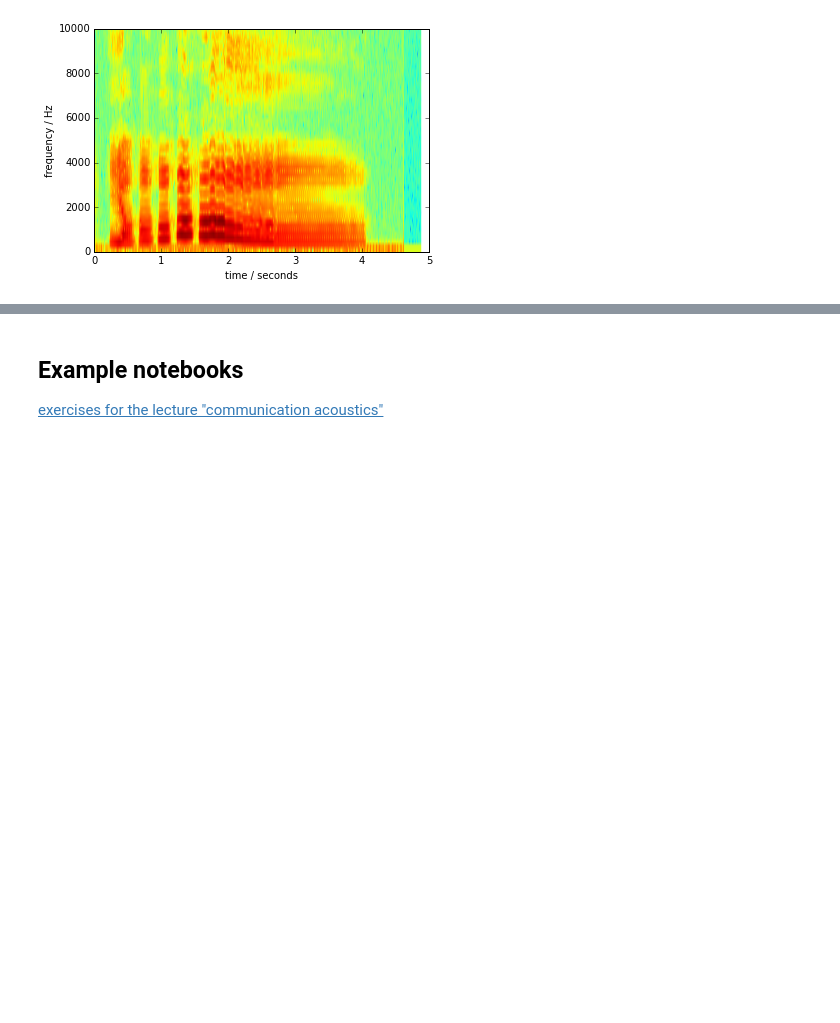
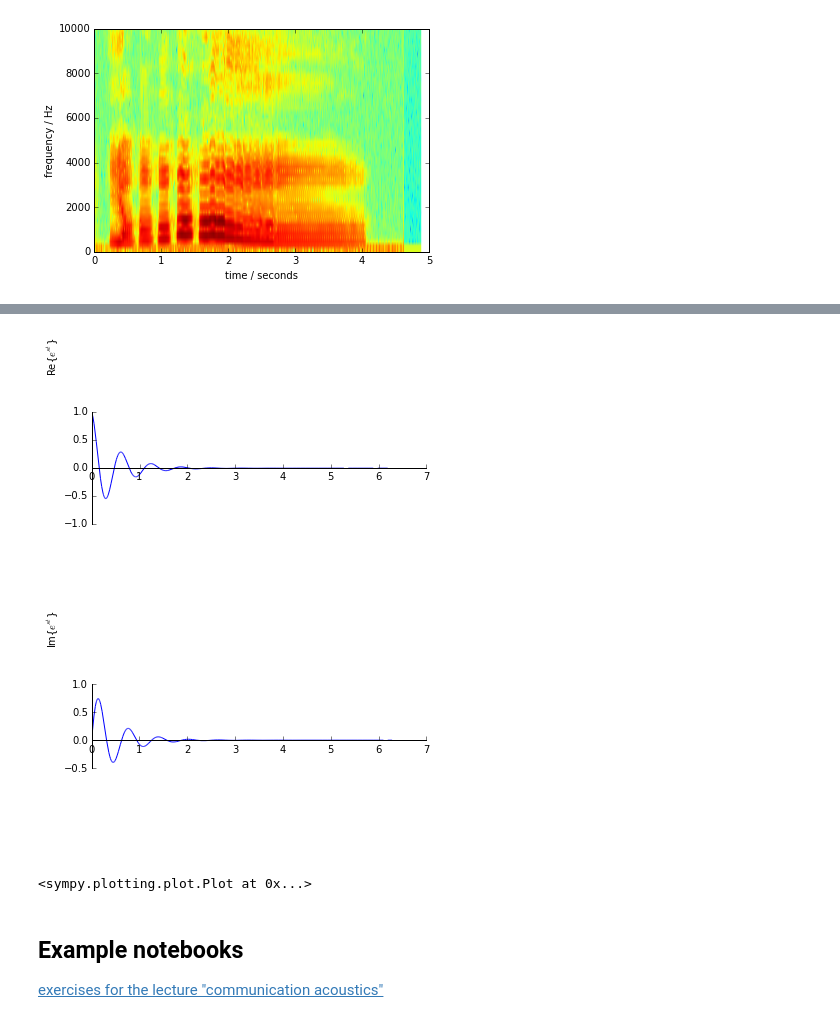
Before and after one commit to mgeier/jupyter-presentation, a Jupyter notebook: jupyter-presentation.ipynb, the cells around one changed output, grey strips where cells are left out. Cells and saved outputs as stored; diff of their text form; code cells hidden in the pictures; blank space fills up the shorter version.

```diff
--- a/jupyter-presentation.ipynb
+++ b/jupyter-presentation.ipynb
@@ -104,3 +138,10 @@ plt.ylim(0, 10000);
+# %%
+sympy.plotting.plot(sympy.re(x),(t, 0, 2*sympy.pi),ylim=[-2, 2], ylabel='Re{$e^{st}$}')
+sympy.plotting.plot(sympy.im(x),(t, 0, 2*sympy.pi),ylim=[-2, 2], ylabel='Im{$e^{st}$}')
+# %% [output]
+[figure, added]
+[figure, added]
+<sympy.plotting.plot.Plot at 0x...>
 # %% [markdown]
 ## Example notebooks
 
```
Also changed, not shown: parts of 4 cells of this notebook, 1 other file.
